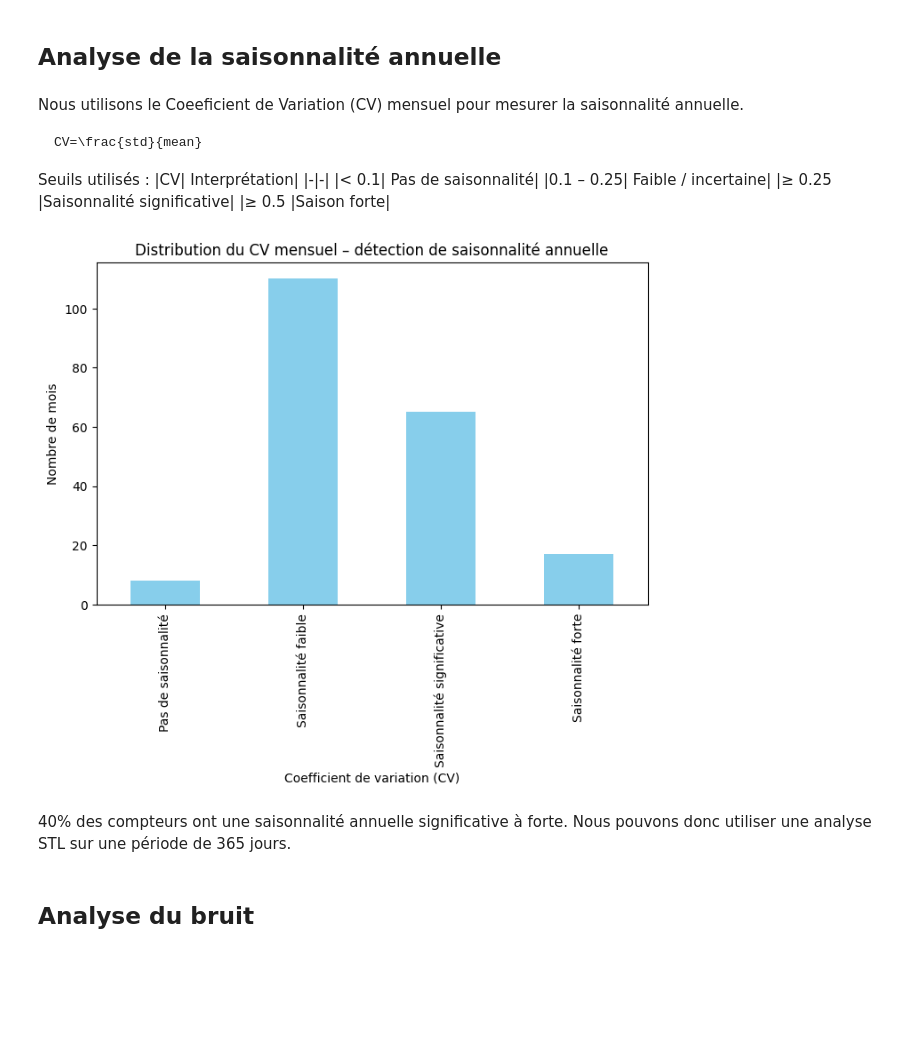
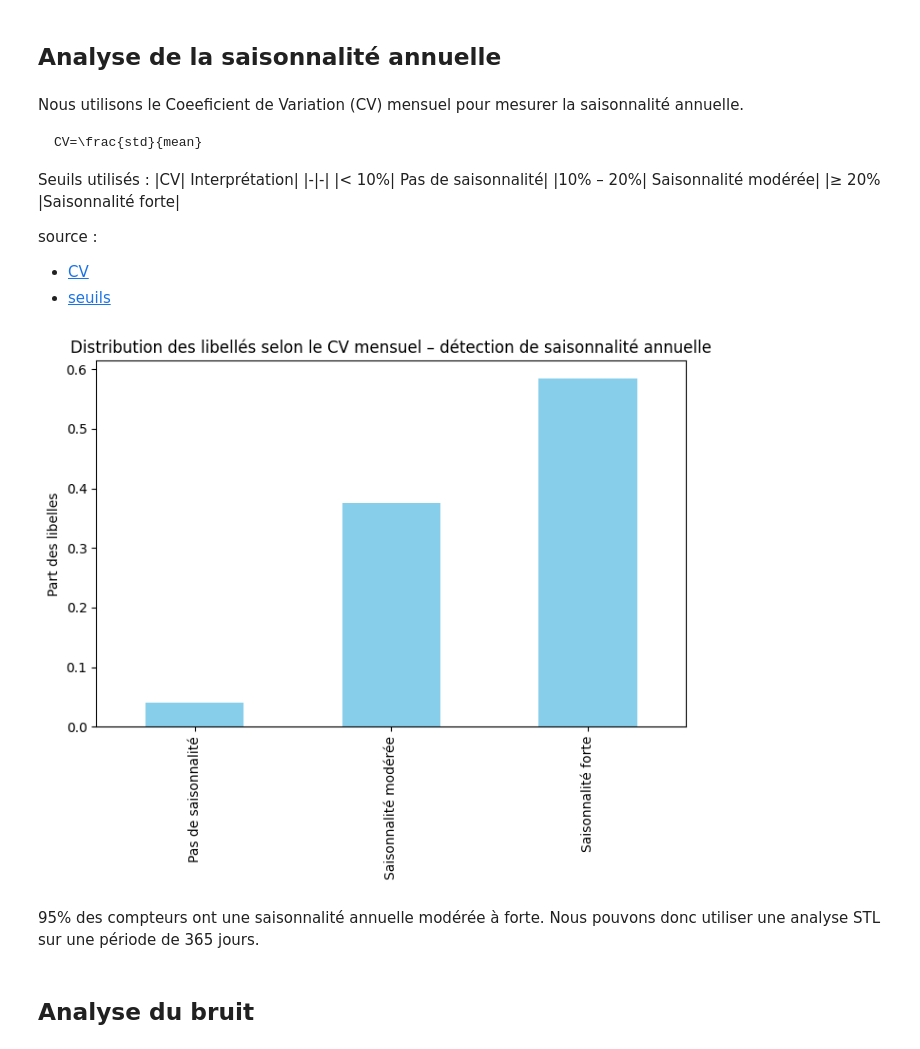
Before and after one commit to montagneForEver/ML_consommation_eau, a Jupyter notebook: exploration_finale.ipynb, the cells around one changed output. Saved outputs shown, nothing was run; the diff lists cells and outputs as text; code cells hidden in the pictures; blank space fills up the shorter version.

```diff
--- a/exploration_finale.ipynb
+++ b/exploration_finale.ipynb
@@ -378,10 +378,13 @@ CV=\frac{std}{mean}
 Seuils utilisés :
 |CV|	Interprétation|
 |-|-|
-|< 0.1|	Pas de saisonnalité|
-|0.1 – 0.25|	Faible / incertaine|
-|≥ 0.25	|Saisonnalité significative|
-|≥ 0.5	|Saison forte|
+|< 10%|	Pas de saisonnalité|
+|10% – 20%|	Saisonnalité modérée|
+|≥ 20%	|Saisonnalité forte|
+
+source :
+- [CV](https://fr.wikipedia.org/wiki/Coefficient_de_variation)
+- [seuils](https://medium.com/@riverstonetrainingsg/coefficient-of-variation-cv-whats-a-good-percentage-and-why-it-matters-f3f18f9050f0)
 # %%
 data_metrics = (
     data
@@ -402,26 +405,31 @@ data_metrics=data_metrics.groupby("libelle").agg(
 # %%
 
 data_metrics['cv'] = data_metrics["std_mensuel"] / data_metrics["moy_mensuel"]
 
 # Définition des bins selon les seuils de saisonnalité
-bins = [0, 0.1, 0.25, 0.5, np.max(cv) + 1e-6]
-labels = ['Pas de saisonnalité', 'Saisonnalité faible', 'Saisonnalité significative', 'Saisonnalité forte']
+bins = [0, 0.1, 0.2, float('inf')]
+labels = ['Pas de saisonnalité', 'Saisonnalité modérée', 'Saisonnalité forte']
 
 data_metrics['SNR_bin'] = pd.cut(data_metrics['cv'], bins=bins, labels=labels, right=False)
 
 # Histogramme
 plt.figure(figsize=(8,5))
-data_metrics['SNR_bin'].value_counts().reindex(labels).plot(kind='bar', color='skyblue')
+(
+    data_metrics['SNR_bin']
+        .value_counts(normalize=True)
+        .reindex(labels)
+        .plot(kind='bar', color='skyblue')
+)
 
-plt.xlabel("Coefficient de variation (CV)")
-plt.ylabel("Nombre de mois")
-plt.title("Distribution du CV mensuel – détection de saisonnalité annuelle")
+plt.xlabel(None)
+plt.ylabel("Part des libelles")
+plt.title("Distribution des libellés selon le CV mensuel – détection de saisonnalité annuelle")
 
 plt.show()
 # %% [output]
-[figure, old version]
+[figure, new version]
 # %% [markdown]
-40% des compteurs ont une saisonnalité annuelle significative à forte. Nous pouvons donc utiliser une analyse STL sur une période de 365 jours.
+95% des compteurs ont une saisonnalité annuelle modérée à forte. Nous pouvons donc utiliser une analyse STL sur une période de 365 jours.
 # %% [markdown]
 ## Analyse du bruit
 # %% [markdown]
```
Also changed, not shown: parts of 10 cells of this notebook.
